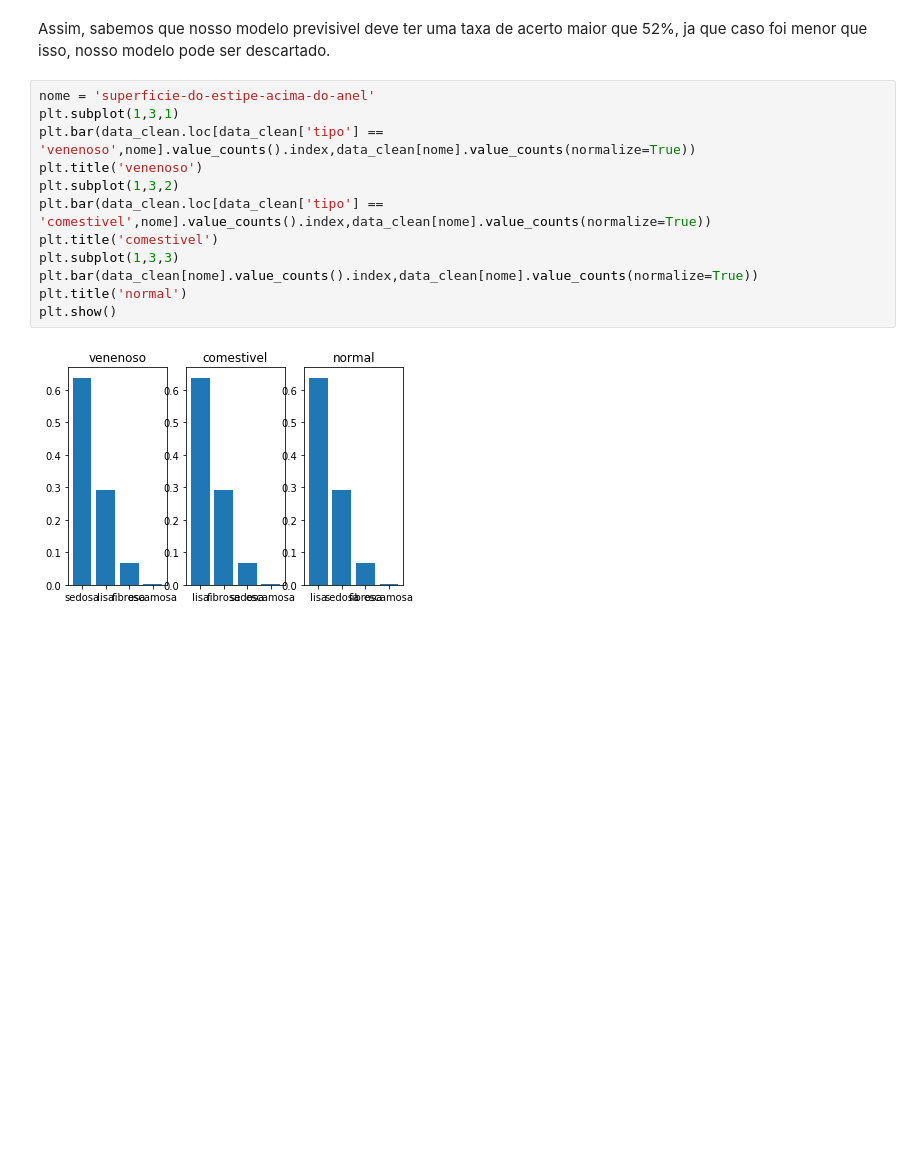
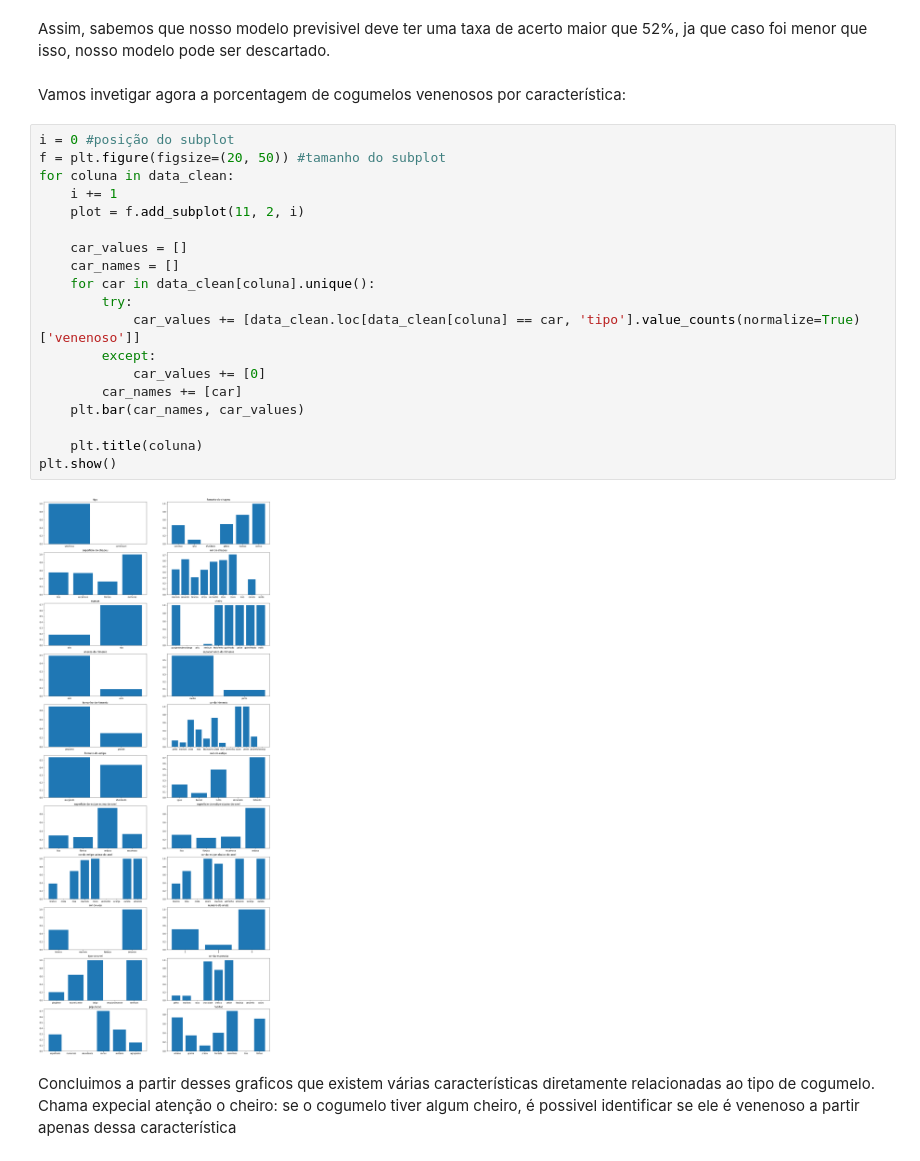
Before and after one commit to andscost/Probabilidade-de-um-cogumelo-ser-comestivel, a Jupyter notebook: Notebook.ipynb, the cells around one changed output. Drawn from its saved outputs; the diff is of its cells as text; blank space fills up the shorter version.

```diff
--- a/Notebook.ipynb
+++ b/Notebook.ipynb
@@ -139,17 +139,28 @@ venenoso      0.482029
 Name: tipo, dtype: float64
 # %% [markdown]
 Assim, sabemos que nosso modelo previsivel deve ter uma taxa de acerto maior que 52%, ja que caso foi menor que isso, nosso modelo pode ser descartado.
-# %%
-nome = 'superficie-do-estipe-acima-do-anel'
-plt.subplot(1,3,1)
-plt.bar(data_clean.loc[data_clean['tipo'] == 'venenoso',nome].value_counts().index,data_clean[nome].value_counts(normalize=True))
-plt.title('venenoso')
-plt.subplot(1,3,2)
-plt.bar(data_clean.loc[data_clean['tipo'] == 'comestivel',nome].value_counts().index,data_clean[nome].value_counts(normalize=True))
-plt.title('comestivel')
-plt.subplot(1,3,3)
-plt.bar(data_clean[nome].value_counts().index,data_clean[nome].value_counts(normalize=True))
-plt.title('normal')
-plt.show()
-# %% [output]
-[figure, removed]
+# %% [markdown]
+Vamos invetigar agora a porcentagem de cogumelos venenosos por característica:
+# %%
+i = 0 #posição do subplot
+f = plt.figure(figsize=(20, 50)) #tamanho do subplot
+for coluna in data_clean:
+    i += 1
+    plot = f.add_subplot(11, 2, i)
+
+    car_values = []
+    car_names = []
+    for car in data_clean[coluna].unique():
+        try:
+            car_values += [data_clean.loc[data_clean[coluna] == car, 'tipo'].value_counts(normalize=True)['venenoso']]
+        except:
+            car_values += [0]
+        car_names += [car]
+    plt.bar(car_names, car_values)
+
+    plt.title(coluna)
+plt.show()
+# %% [output]
+[figure, added]
+# %% [markdown]
+Concluimos a partir desses graficos que existem várias características diretamente relacionadas ao tipo de cogumelo. Chama expecial atenção o cheiro: se o cogumelo tiver algum cheiro, é possivel identificar se ele é venenoso a partir apenas dessa característica
```
Also changed, not shown: parts of 2 cells of this notebook.
